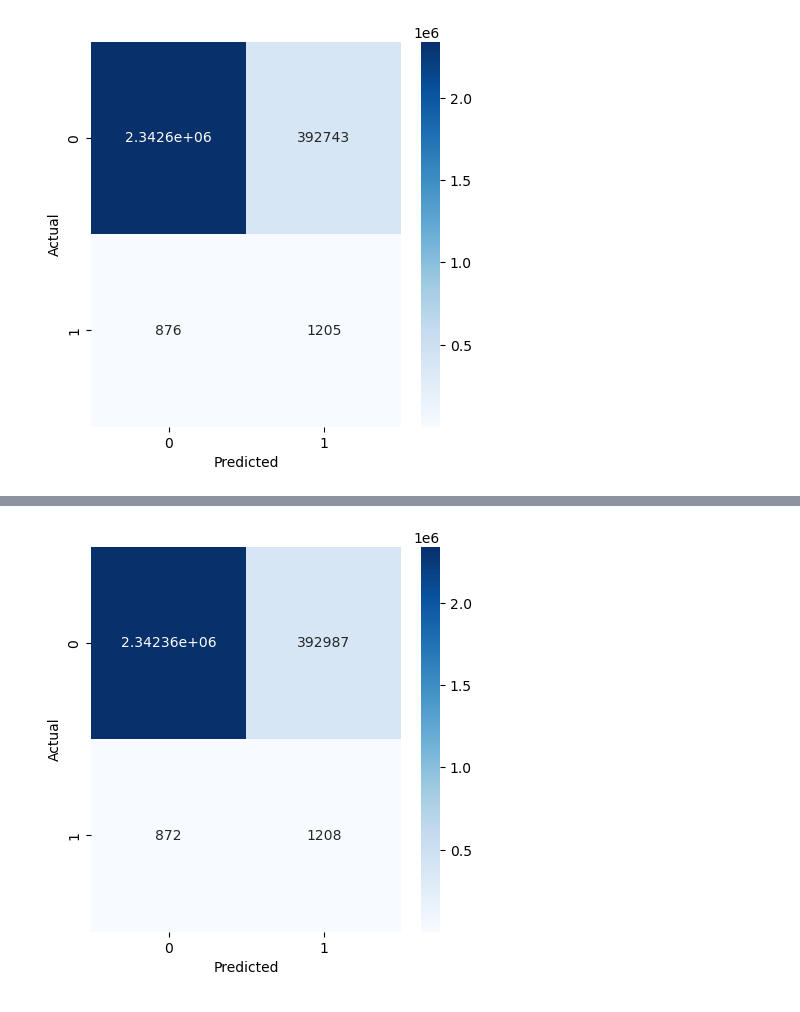
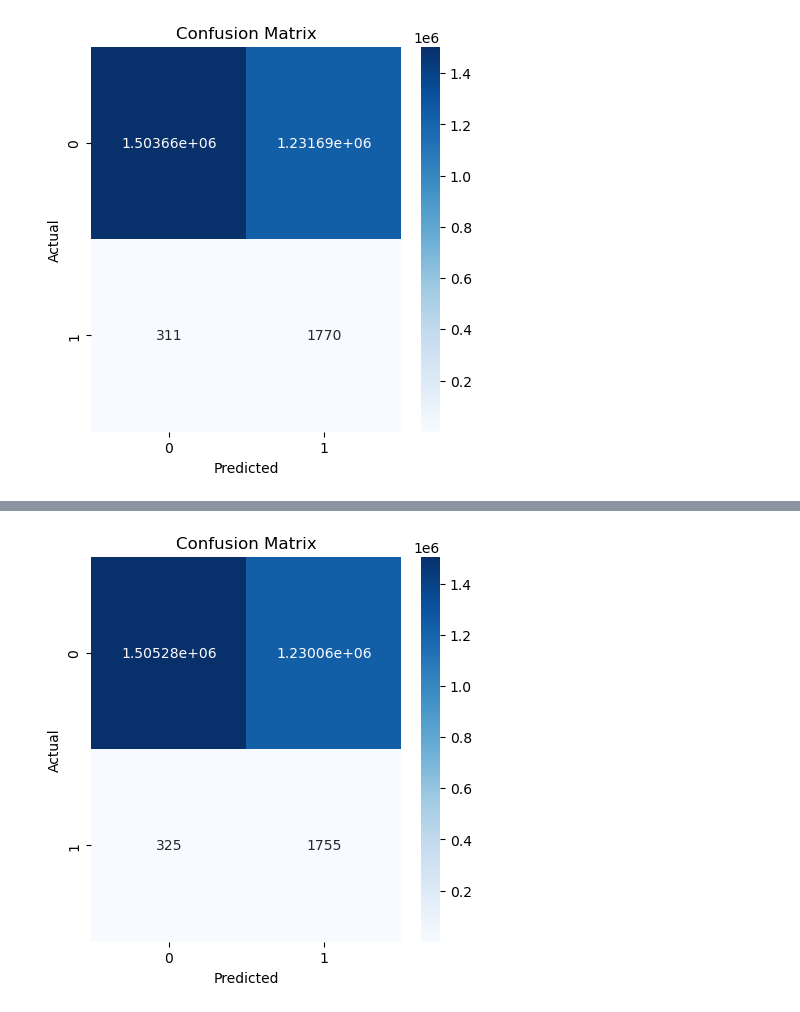
Before and after one commit to ashamatthews/Wildfire-Risk-Prediction, a Jupyter notebook: notebooks/random_forest.ipynb, the cells around one changed output, grey strips where cells are left out. Saved outputs shown, nothing was run; the diff lists cells and outputs as text; code cells hidden in the pictures.

```diff
--- a/notebooks/random_forest.ipynb
+++ b/notebooks/random_forest.ipynb
@@ -7,10 +7,9 @@ from sklearn.metrics import confusion_matrix, classification_report
 from imblearn.over_sampling import SMOTE
 import matplotlib.pyplot as plt
 import seaborn as sns
-from sklearn.utils.class_weight import compute_class_weight
 
 # -----------------------------
-# Load Data
+# 1. Load Data
 # -----------------------------
 
 MODIS_FIRMS_TRAIN_VAL_TEST_DATASET = '../data/processed/modis_firms_train_val_test_dataset.npz'
@@ -26,39 +25,26 @@ y_val = data["y_val"]
 X_test = data["X_test"]
 y_test = data["y_test"]
 
+feature_names = ["NDVI", "EVI", "LST_Day", "LST_Night"]
+
 # -----------------------------
-# SMOTE
+# 2. Apply SMOTE to Training Data
 # -----------------------------
 
-from imblearn.over_sampling import SMOTE
-
-# Initialize SMOTE
 smote = SMOTE(random_state=42)
 
-# Apply SMOTE to the balanced training data
 X_train_smote, y_train_smote = smote.fit_resample(X_train_balanced, y_train_balanced)
 
-print(f"Original training set shape: {X_train_balanced.shape}, {y_train_balanced.shape}")
-print(f"SMOTE training set shape: {X_train_smote.shape}, {y_train_smote.shape}")
+print(f"Original training set shape: {X_train_balanced.shape}")
+print(f"SMOTE training set shape: {X_train_smote.shape}")
 print(f"Class distribution after SMOTE: {np.bincount(y_train_smote)}")
 
 # -----------------------------
-# ADASYN
+# 3. Convert to DataFrames
 # -----------------------------
 
-from imblearn.over_sampling import ADASYN
-adasyn = ADASYN(sampling_strategy='minority')
-X_res, y_res = adasyn.fit_resample(X_train_balanced, y_train_balanced)
-print(np.bincount(y_res))
-
-# -----------------------------
-# Random Forest
-# -----------------------------
-
-feature_names = ["NDVI", "EVI", "LST_Day", "LST_Night"]
-
-train_df = pd.DataFrame(X_train_balanced, columns=feature_names)
-train_df["label"] = y_train_balanced
+train_df = pd.DataFrame(X_train_smote, columns=feature_names)
+train_df["label"] = y_train_smote
 
 val_df = pd.DataFrame(X_val, columns=feature_names)
 val_df["label"] = y_val
@@ -66,39 +52,60 @@ val_df["label"] = y_val
 test_df = pd.DataFrame(X_test, columns=feature_names)
 test_df["label"] = y_test
 
-# Convert Pandas DataFrames to TensorFlow datasets
+# -----------------------------
+# 4. Convert DataFrames to TF-DF Datasets
+# -----------------------------
+
 train_ds = tfdf.keras.pd_dataframe_to_tf_dataset(train_df, label="label")
 val_ds = tfdf.keras.pd_dataframe_to_tf_dataset(val_df, label="label")
 test_ds = tfdf.keras.pd_dataframe_to_tf_dataset(test_df, label="label")
 
-# Train a Random Forest model.
-model = tfdf.keras.RandomForestModel()
+# -----------------------------
+# 5. Train Random Forest Model
+# -----------------------------
+
+model = tfdf.keras.RandomForestModel(
+    num_trees=300,
+    max_depth=8
+)
+
 model.fit(train_ds)
 
+# -----------------------------
+# 6. Evaluation Function
+# -----------------------------
+
 def evaluate_model(model, dataset, y_true, threshold=0.3):
-    # TF-DF predicts probabilities for class 1 by default with GBT
+
+    # TF-DF returns probability of class 1
     y_prob = model.predict(dataset).reshape(-1)
+
+    # Apply threshold
     y_pred = (y_prob >= threshold).astype(int)
 
     cnf_matrix = confusion_matrix(y_true, y_pred)
-    print("-"*25)
+
+    print("-" * 25)
     print("Classification Report")
-    print("-"*25)
+    print("-" * 25)
     print(classification_report(y_true, y_pred))
 
     plt.figure(figsize=(5,5))
     sns.heatmap(cnf_matrix, annot=True, fmt="g", cmap=plt.cm.Blues)
     plt.xlabel("Predicted")
     plt.ylabel("Actual")
+    plt.title("Confusion Matrix")
     plt.show()
 
     return y_pred
 
-# Evaluate on Validation and Test sets
+# -----------------------------
+# 7. Evaluate on Validation and Test Sets
+# -----------------------------
 
-print("VALIDATION RESULTS")
-y_val_pred = evaluate_model(model, val_ds, y_val, threshold=0.3)  # low threshold to catch more fires
+print("\nVALIDATION RESULTS")
+y_val_pred = evaluate_model(model, val_ds, y_val, threshold=0.3)
 
-print("TEST RESULTS")
+print("\nTEST RESULTS")
 y_test_pred = evaluate_model(model, test_ds, y_test, threshold=0.3)
 # %% [output]
@@ -136,2 +143,2 @@ weighted avg       1.00      0.86      0.92   2737429
-[figure, old version]
+[figure, new version]
 TEST RESULTS
@@ -150 +157 @@ weighted avg       1.00      0.86      0.92   2737429
-[figure, old version]
+[figure, new version]
```
Also changed, not shown: parts of 1 cell of this notebook, 1 other file.
